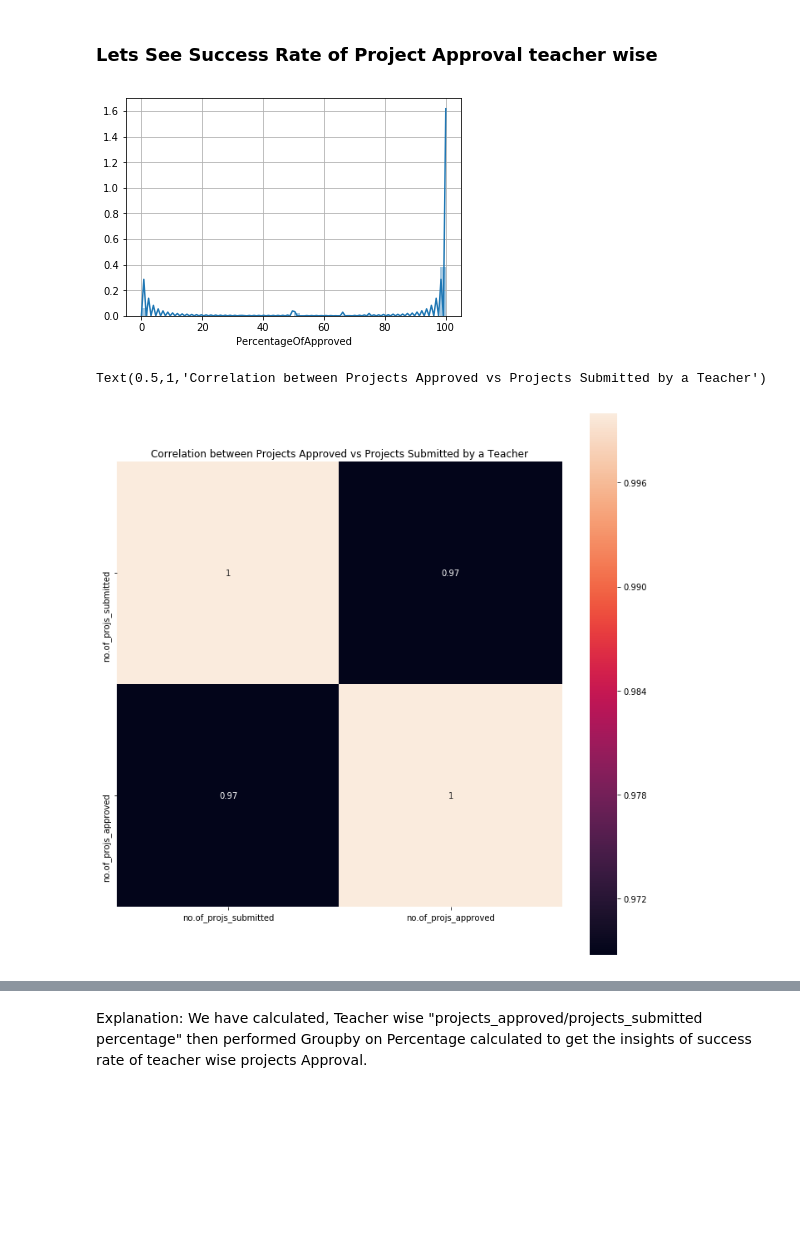
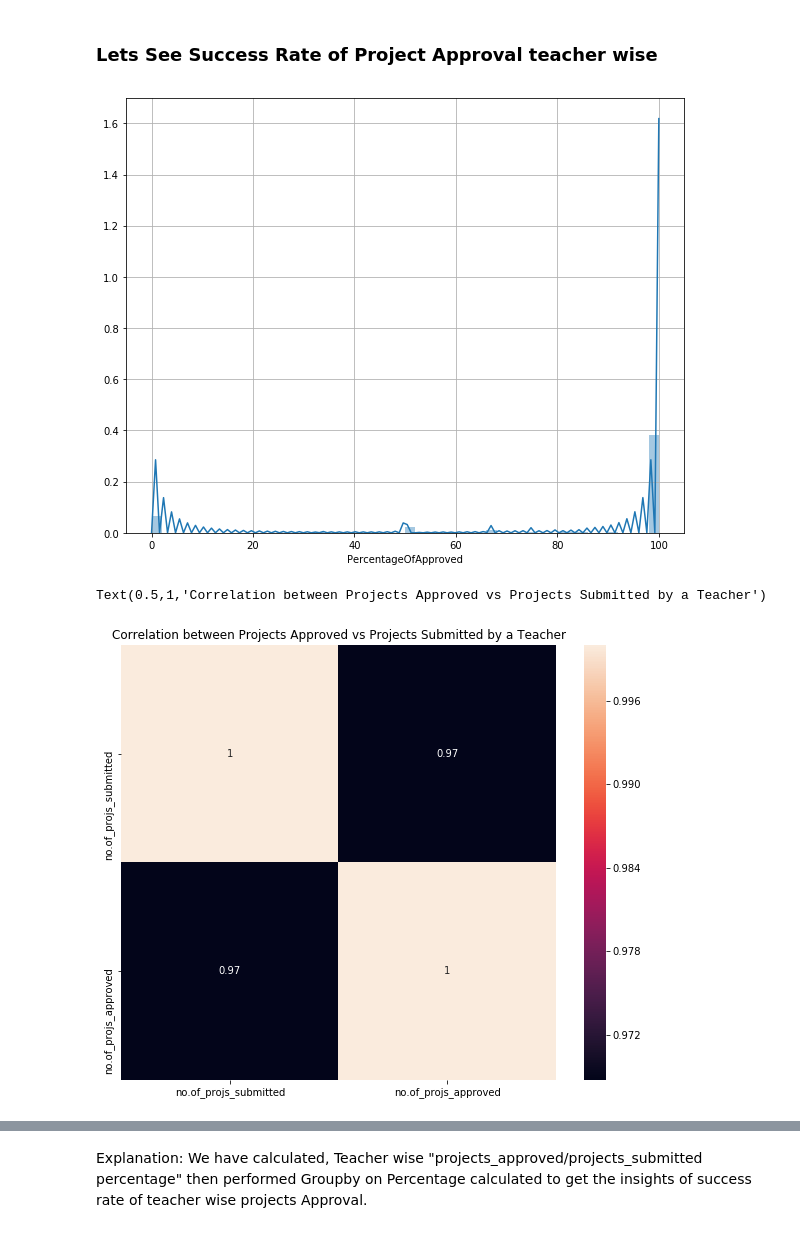
Before and after one commit to akarshbachu/DonorsChoose_CaseStudy, a Jupyter notebook: DonorsChoose_CaseStudy.ipynb, the cells around one changed output, grey strips where cells are left out. Cells and saved outputs as stored; diff of their text form; code cells hidden in the pictures; blank space fills up the shorter version.

```diff
--- a/DonorsChoose_CaseStudy.ipynb
+++ b/DonorsChoose_CaseStudy.ipynb
@@ -379,21 +425,22 @@ df_submitted_vs_approved = pd.DataFrame(
     })
 df_submitted_vs_approved['PercentageOfApproved'] = (df_submitted_vs_approved['no.of_projs_approved']/df_submitted_vs_approved['no.of_projs_submitted'])*100
 # %%
+plt.figure(figsize=(10,8))
 sns.distplot(df_submitted_vs_approved['PercentageOfApproved'])
 plt.grid()
 plt.show()
 # %% [output]
-[figure, old version]
+[figure, new version]
 # %%
 correlation = df_submitted_vs_approved[['no.of_projs_submitted','no.of_projs_approved']].corr()
-plt.figure(figsize=(12,12))
+plt.figure(figsize=(10,8))
 sns.heatmap(correlation,
             xticklabels=correlation.columns.values,
             yticklabels=correlation.columns.values, annot=True, square=True)
 plt.title('Correlation between Projects Approved vs Projects Submitted by a Teacher')
 # %% [output]
 Text(0.5,1,'Correlation between Projects Approved vs Projects Submitted by a Teacher')
-[figure, old version]
+[figure, new version]
 # %%
 df_submitted_vs_approved['PercentageOfApproved'] = df_submitted_vs_approved['PercentageOfApproved'].astype(int)
 # %%
```
Also changed, not shown: parts of 79 cells of this notebook, 1 other file.
